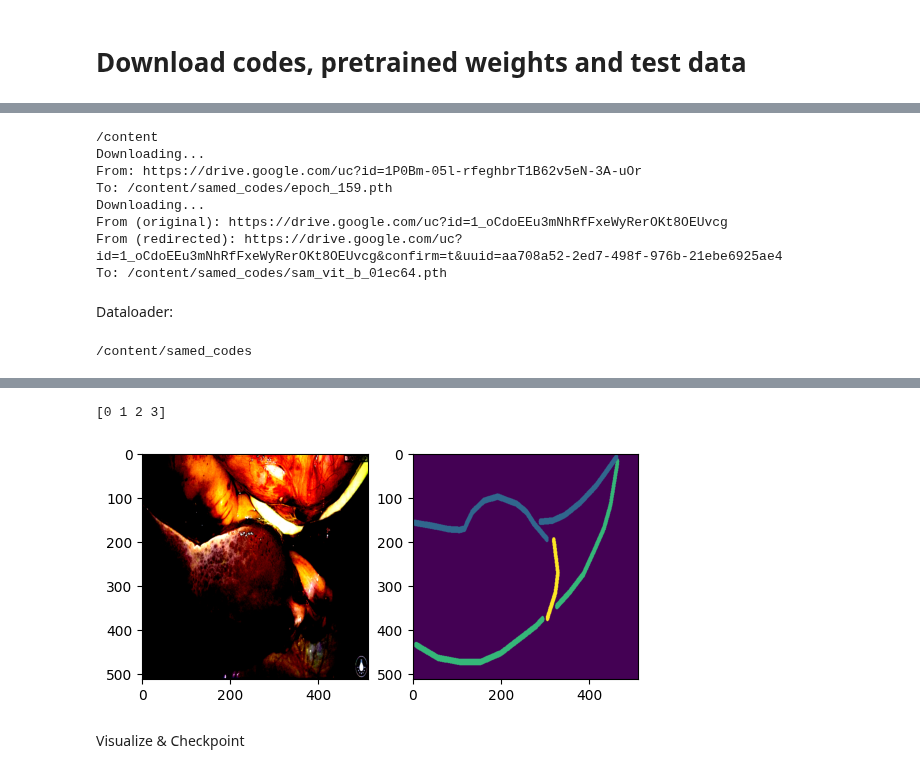
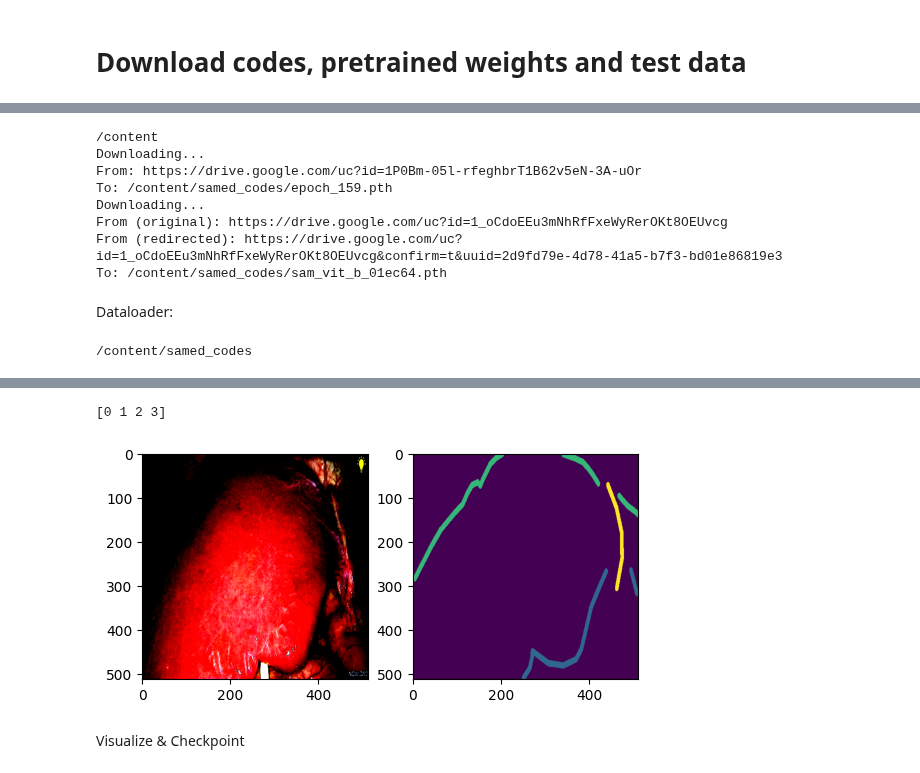
Before and after one commit to Laimo64/SAM-Liver, a Jupyter notebook: nnUNet.ipynb, the cells around one changed output, grey strips where cells are left out. Saved outputs shown, nothing was run; the diff lists cells and outputs as text; code cells hidden in the pictures.

```diff
--- a/nnUNet.ipynb
+++ b/nnUNet.ipynb
@@ -81,7 +80,8 @@ materials        sam_lora_image_encoder_mask_decoder.py  trainer.py
 %cd /content/samed_codes
 #dataset
 import zipfile
-with zipfile.ZipFile('L3D_Dataset.zip', 'r') as zip_ref:
+with zipfile.ZipFile('test_dataset.zip', 'r') as zip_ref:
+# with zipfile.ZipFile('L3D_Dataset.zip', 'r') as zip_ref:
     zip_ref.extractall()
 #weights
 !gdown https://drive.google.com/uc?id=1P0Bm-05l-rfeghbrT1B62v5eN-3A-uOr #'epoch_159.pth'
@@ -93,7 +93,7 @@ From: https://drive.google.com/uc?id=1P0Bm-05l-rfeghbrT1B62v5eN-3A-uOr
 To: /content/samed_codes/epoch_159.pth
 Downloading...
 From (original): https://drive.google.com/uc?id=1_oCdoEEu3mNhRfFxeWyRerOKt8OEUvcg
-From (redirected): https://drive.google.com/uc?id=1_oCdoEEu3mNhRfFxeWyRerOKt8OEUvcg&confirm=t&uuid=aa708a52-2ed7-498f-976b-21ebe6925ae4
+From (redirected): https://drive.google.com/uc?id=1_oCdoEEu3mNhRfFxeWyRerOKt8OEUvcg&confirm=t&uuid=2d9fd79e-4d78-41a5-b7f3-bd01e86819e3
 To: /content/samed_codes/sam_vit_b_01ec64.pth
 # %% [markdown]
 Dataloader:
@@ -140,7 +140,7 @@ def random_rotate(image, label):
     return image, label
 
 class SegmentationDataset(Dataset):
-    def __init__(self, root='/content/samed_codes/L3D_Dataset/Train', low_res=None, transform_img=None, transform_mask=None, istrain=False):
+    def __init__(self, root='/content/samed_codes/test_dataset/Train', low_res=None, transform_img=None, transform_mask=None, istrain=False):
         self.img_path_all = glob(root + '/images/*.jpg')  # Update the path and pattern
         self.mask_path_all = glob(root + '/masks_gt/*.png')  # Update the path and pattern
         self.transform_img = transform_img
@@ -219,5 +219,5 @@ WARNING:matplotlib.image:Clipping input data to the valid range for imshow with
 [0 1 2 3]
-[figure, old version]
+[figure, new version]
 # %% [markdown]
 Visualize & Checkpoint
 # %%
```
Also changed, not shown: parts of 6 cells of this notebook.
